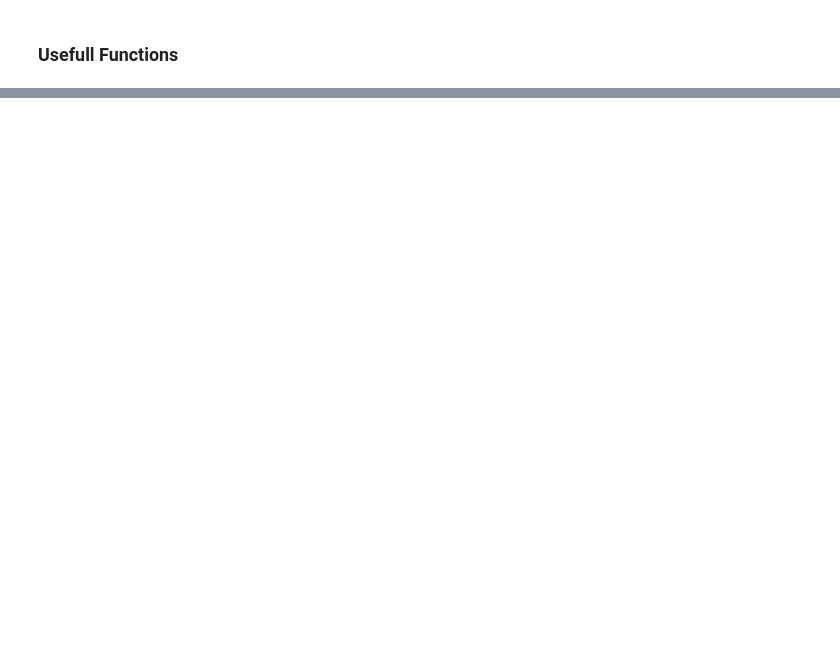
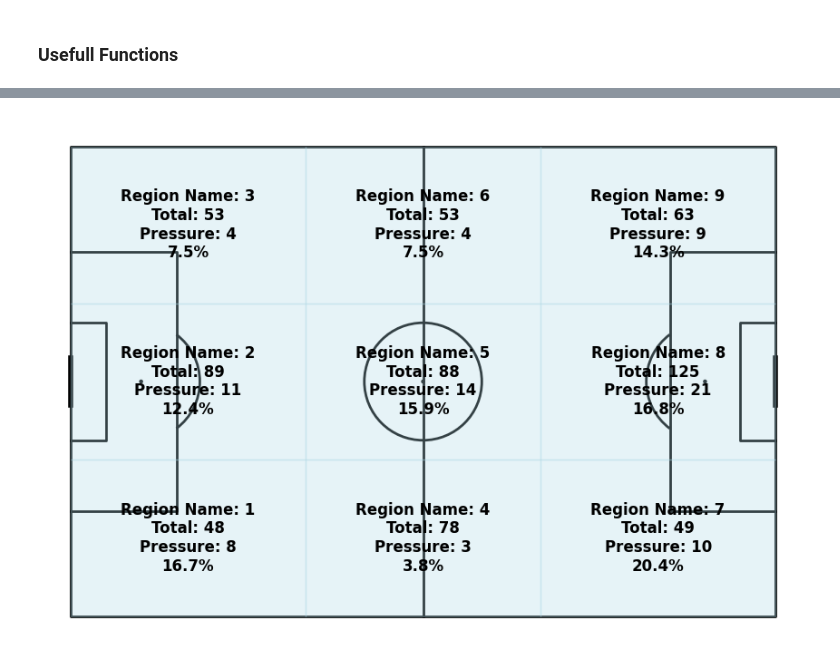
Before and after one commit to Tobi-Sartori/football_skills, a Jupyter notebook: analytics.ipynb, the cells around one changed output, grey strips where cells are left out. Saved outputs shown, nothing was run; the diff lists cells and outputs as text; code cells hidden in the pictures; blank space fills up the shorter version.

```diff
--- a/analytics.ipynb
+++ b/analytics.ipynb
@@ -20,0 +31,4 @@ events = events[~events['type'].isin(['Starting XI', 'Half Start'])]
+# %%
+parser = Sbopen()
+df, related, freeze, tactics = parser.event(3857300)
+team_names = df['team_name'].unique()
@@ -172,0 +206,20 @@ from mplsoccer import VerticalPitch,Pitch
+# %%
+condition = (home_df['period'] == 1)
+
+home_df.loc[condition, ['end_x', 'end_y']] = home_df.loc[condition].apply(
+    lambda row: normalize_direction(row['end_x'], row['end_y']),
+    axis=1,
+    result_type='expand'
+)
+
+condition = (away_df['period'] == 2)
+
+away_df.loc[condition, ['end_x', 'end_y']] = away_df.loc[condition].apply(
+    lambda row: normalize_direction(row['end_x'], row['end_y']),
+    axis=1,
+    result_type='expand'
+)
+# %%
+home_df['field_third'] = home_df.apply(lambda row: classify_coordinate(row['end_x'], row['end_y']), axis=1)
+pass_counts = home_df[home_df['type_name'] == 'Pass'].groupby('field_third')['type_name'].count().to_dict()
+pass_counts_under_pressure = home_df[(home_df['type_name'] == 'Pass') & (home_df['under_pressure'] == 1)].groupby('field_third')['type_name'].count().to_dict()
@@ -172,0 +232,20 @@ from mplsoccer import VerticalPitch,Pitch
+# %%
+# Calculate percentage of passes under pressure for each 'field_third'
+percentages = {}
+
+for field_third, total_passes in pass_counts.items():
+    # Get the number of passes under pressure, defaulting to 0 if the region has no such passes
+    under_pressure_passes = pass_counts_under_pressure.get(field_third, 0)
+
+    # Calculate the percentage (avoiding division by zero)
+    if total_passes > 0:
+        percentage = (under_pressure_passes / total_passes) * 100
+    else:
+        percentage = 0
+
+    # Store the percentage in the dictionary
+    percentages[field_third] = percentage
+# %%
+plot_passes_and_pressure(pass_counts, pass_counts_under_pressure, percentages)
+# %% [output]
+[figure, added]
```
Also changed, not shown: parts of 42 cells of this notebook.
